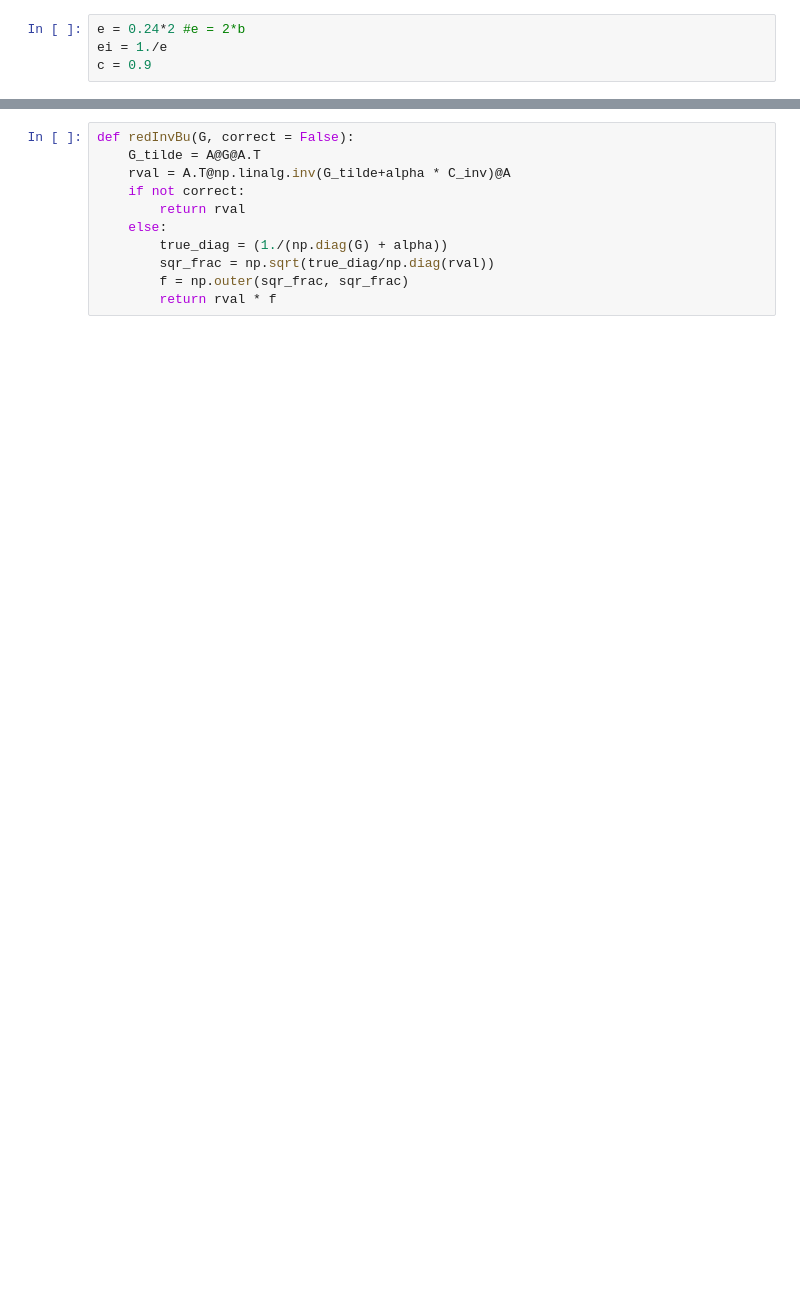
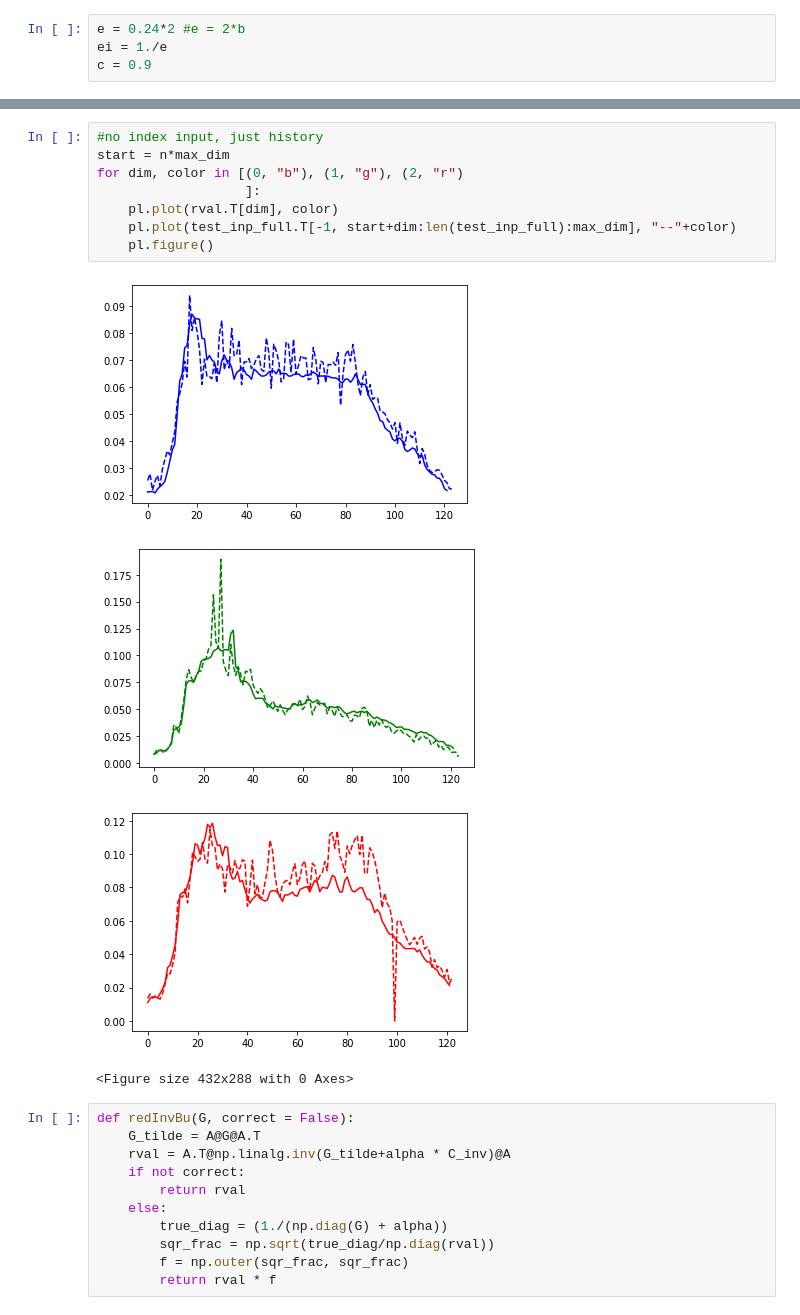
Before and after one commit to zalandoresearch/JaxRK, a Jupyter notebook: examples/Process_kernels_Traffic.ipynb, the cells around one changed output, grey strips where cells are left out. Cells and saved outputs as stored; diff of their text form; blank space fills up the shorter version.

```diff
--- a/examples/Process_kernels_Traffic.ipynb
+++ b/examples/Process_kernels_Traffic.ipynb
@@ -166,3 +141,16 @@ if False:
+# %%
+#no index input, just history
+start = n*max_dim
+for dim, color in [(0, "b"), (1, "g"), (2, "r")
+                   ]:
+    pl.plot(rval.T[dim], color)
+    pl.plot(test_inp_full.T[-1, start+dim:len(test_inp_full):max_dim], "--"+color)
+    pl.figure()
+# %% [output]
+[figure, added]
+[figure, added]
+[figure, added]
+<Figure size 432x288 with 0 Axes>
 # %%
 def redInvBu(G, correct = False):
     G_tilde = A@G@A.T
```
Also changed, not shown: parts of 20 cells of this notebook, 6 other files.
